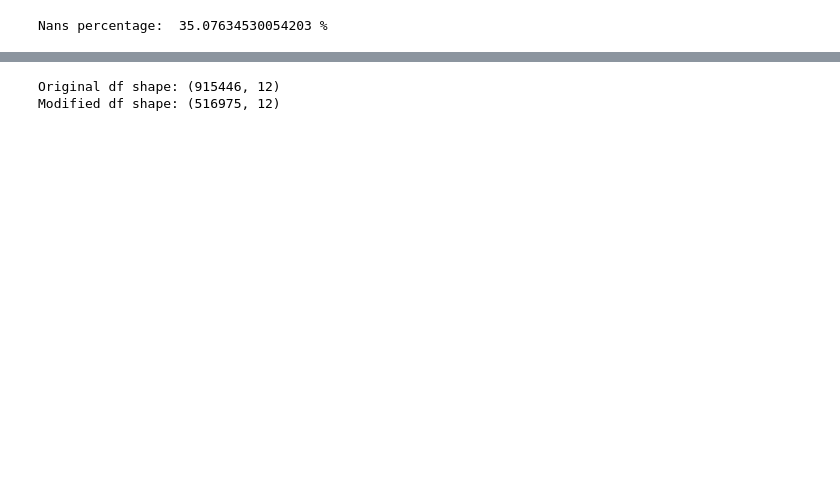
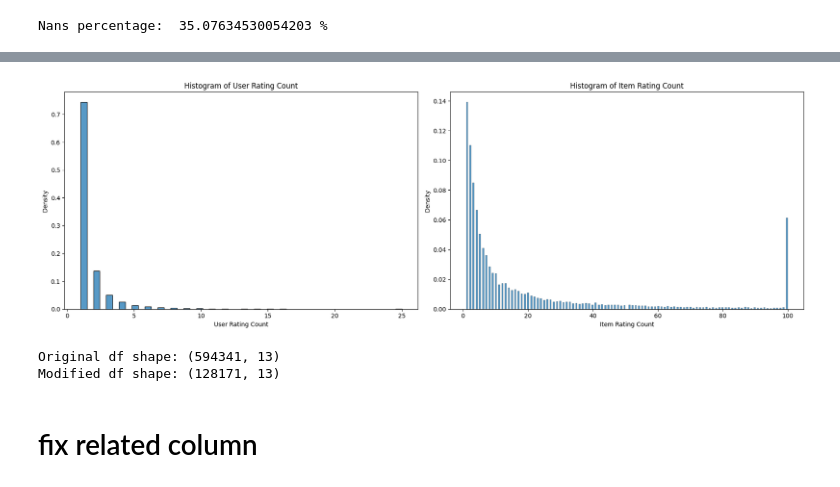
Before and after one commit to Marzio-USI/RS_baby_product, a Jupyter notebook: Data_Analytics_2.ipynb, the cells around one changed output, grey strips where cells are left out. Saved outputs shown, nothing was run; the diff lists cells and outputs as text; code cells hidden in the pictures; blank space fills up the shorter version.

```diff
--- a/Data_Analytics_2.ipynb
+++ b/Data_Analytics_2.ipynb
@@ -371,0 +361,3 @@ plt.show()
+# %%
+final_dataset = final_dataset[final_dataset['price'].notna()]
+final_dataset = final_dataset[final_dataset['description'].notna()]
@@ -371,0 +381,5 @@ plt.show()
+# %%
+final_dataset = final_dataset[final_dataset['also_bought'].notna()]
+final_dataset = final_dataset[final_dataset['also_viewed'].notna()]
+final_dataset = final_dataset[final_dataset['bought_together'].notna()]
+final_dataset = final_dataset[final_dataset['buy_after_viewing'].notna()]
@@ -371,0 +403,23 @@ plt.show()
+# %%
+fig, axs = plt.subplots(1, 2, figsize=(18, 6)) # Creates a figure with 1 row and 3 columns of subplots
+
+data2 = final_dataset.groupby('user')['rating'].count().clip(upper=25)
+data3 = final_dataset.groupby('item')['rating'].count().clip(upper=100)
+
+sns.histplot(data2, stat='probability', bins=50, kde=False, ax=axs[0])
+sns.histplot(data3, stat='probability', bins=200, kde=False, ax=axs[1])
+
+
+axs[0].set_title('Histogram of User Rating Count')
+axs[0].set_xlabel('User Rating Count')
+axs[0].set_ylabel('Density')
+
+axs[1].set_title('Histogram of Item Rating Count')
+axs[1].set_xlabel('Item Rating Count')
+axs[1].set_ylabel('Density')
+
+# Show the plot
+plt.tight_layout()
+plt.show()
+# %% [output]
+[figure, added]
@@ -372,15 +429,17 @@ plt.show()
 # %%
-min_user_ratings=1
+min_user_ratings = 3
 temp_df_usr = final_dataset['user'].value_counts() > min_user_ratings
 temp_df_usr = temp_df_usr[temp_df_usr].index.tolist()
 
-min_item_ratings=1
+min_item_ratings = 20 / (1 - 0.42) #to have as expected value of real reviews 50 based on fox reported survey
 temp_df_item = final_dataset['item'].value_counts() > min_item_ratings
 temp_df_item = temp_df_item[temp_df_item].index.tolist()
 
-temp_df = final_dataset[(final_dataset['user'].isin(temp_df_usr)) & (final_dataset['item'].isin(temp_df_item))]
 print('Original df shape: {}'.format(final_dataset.shape))
-print('Modified df shape: {}'.format(temp_df.shape))
+final_dataset = final_dataset[(final_dataset['user'].isin(temp_df_usr)) & (final_dataset['item'].isin(temp_df_item))]
+print('Modified df shape: {}'.format(final_dataset.shape))
 # %% [output]
-Original df shape: (915446, 12)
-Modified df shape: (516975, 12)
+Original df shape: (594341, 13)
+Modified df shape: (128171, 13)
+# %% [markdown]
+# fix related column
```
Also changed, not shown: parts of 21 cells of this notebook, 2 other files.
